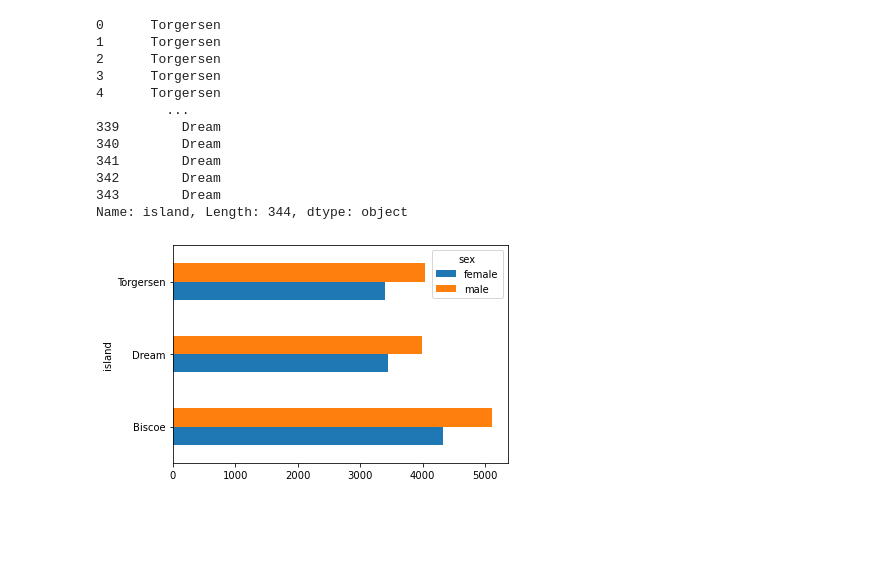
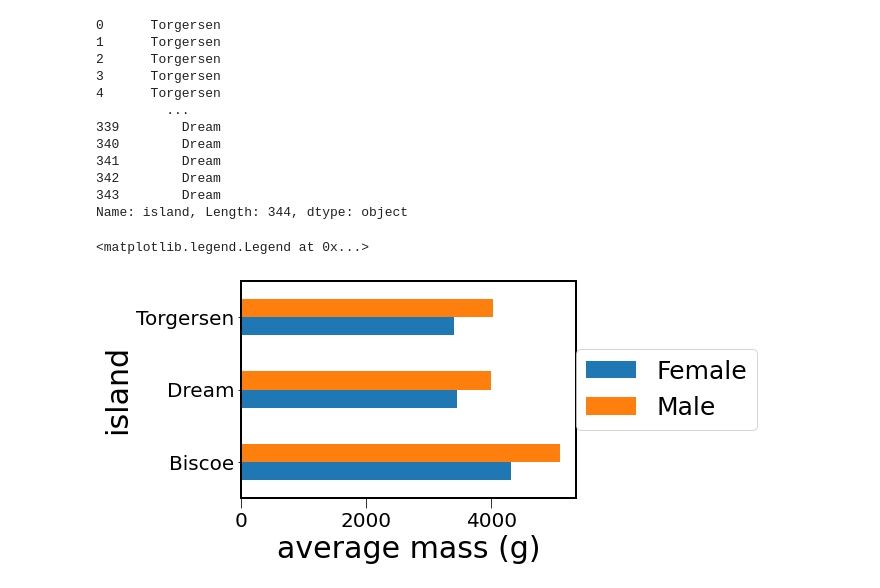
Before and after one commit to RosiNantis/Projects_from_Spiced_personal, a Jupyter notebook: Week_1/spiced_encounters/07-desc/Encounters_plot_figures.ipynb, the cells around one changed output. Saved outputs shown, nothing was run; the diff lists cells and outputs as text; code cells hidden in the pictures; blank space fills up the shorter version.

```diff
--- a/Week_1/spiced_encounters/07-desc/Encounters_plot_figures.ipynb
+++ b/Week_1/spiced_encounters/07-desc/Encounters_plot_figures.ipynb
@@ -42,13 +42,32 @@ df['island']
 342        Dream
 343        Dream
 Name: island, Length: 344, dtype: object
+# %%
+import matplotlib as mpl
+from matplotlib import rc
+
+
+mpl.rcParams['axes.linewidth'] = 2
+#rc('font', **{'family':'serif','serif':['Helvetica']})
+#rc('text', usetex=True)
+mpl.rc('xtick',labelsize = 20)
+mpl.rc('ytick',labelsize = 20)
+mpl.rcParams['xtick.major.size'] = 10
+mpl.rcParams['xtick.major.size'] = 10
+mpl.rcParams['xtick.minor.size'] = 5
+mpl.rcParams['xtick.minor.size'] = 5
+mpl.rcParams['axes.linewidth'] = 2
+mpl.rcParams['axes.labelsize'] = 30
+mpl.rcParams['legend.fontsize'] = 25
 # %%
 #df.groupby(['island', 'sex'])['body_mass_g'].mean().plot.bar()
 ax = df.groupby(['island', 'sex'])['body_mass_g'].mean().unstack(1).plot.barh()
 #plt.legend(['1st Class','2nd Class','3d Class'], loc='center left', bbox_to_anchor=(1, 0.5),borderaxespad=0)
 ax.set(xlabel='average mass (g)')
+plt.legend(['Female','Male'], loc='center left', bbox_to_anchor=(1, 0.5),borderaxespad=0)
 # %% [output]
+<matplotlib.legend.Legend at 0x...>
-[figure, old version]
+[figure, new version]
 # %%
 speed = [0.1, 17.5, 40, 48, 52, 69, 88]
 lifespan = [2, 8, 70, 1.5, 25, 12, 28]
```
Also changed, not shown: parts of 1 cell of this notebook, 3 other files.
